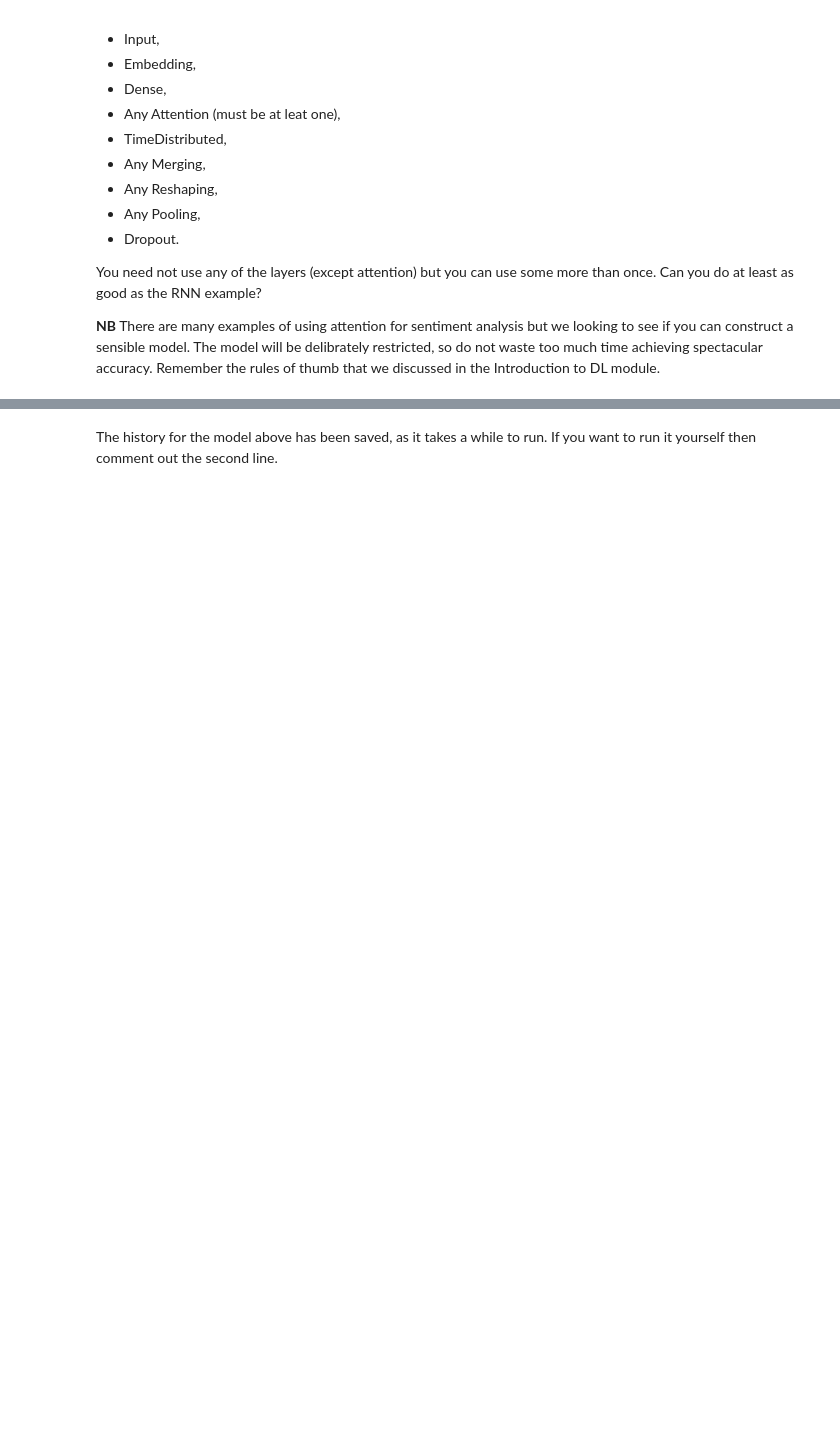
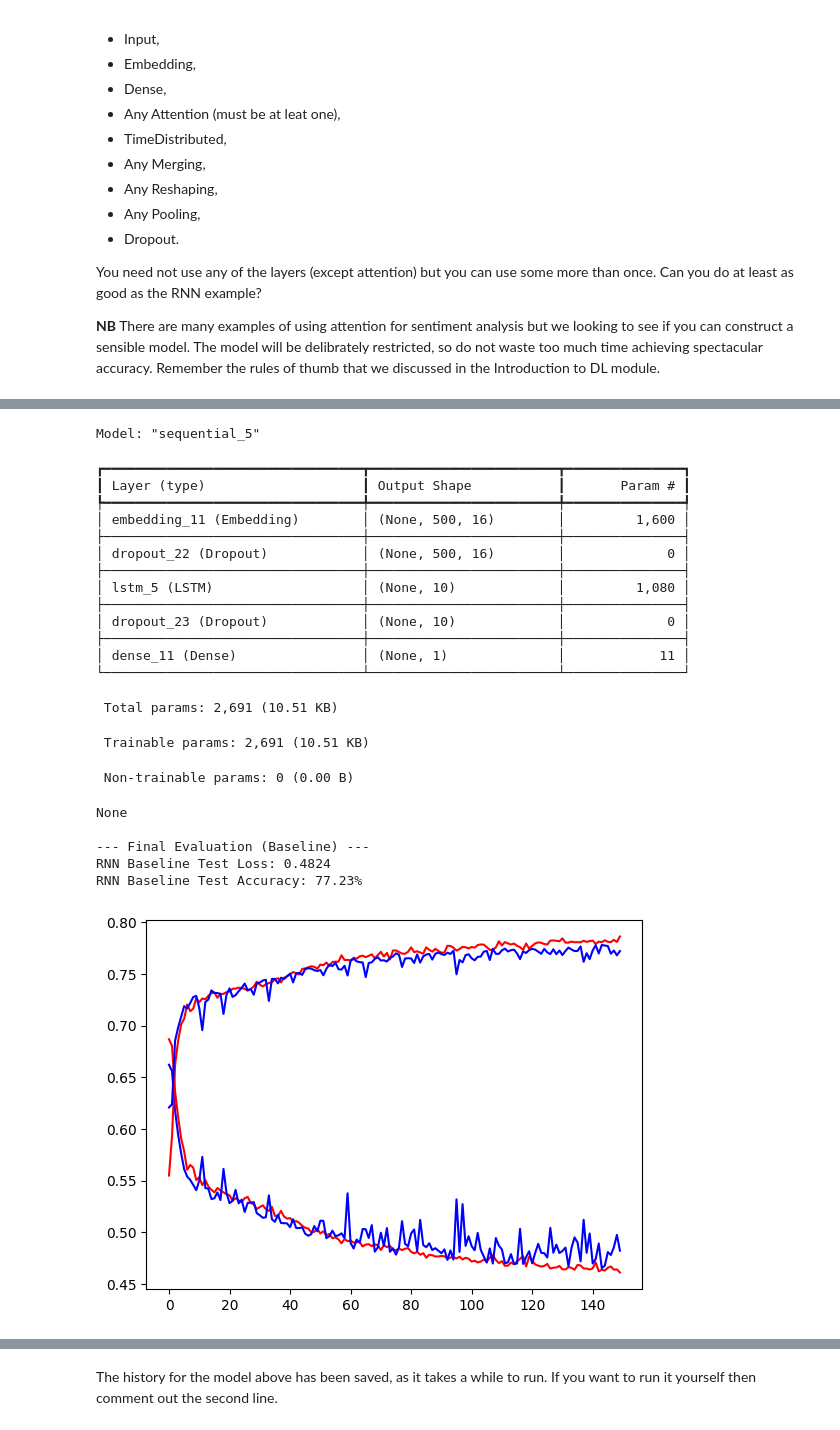
Before and after one commit to barry-clarke/CS5004, a Jupyter notebook: Etivity2_24325082_Tasks5.ipynb, the cells around one changed output, grey strips where cells are left out. Cells and saved outputs as stored; diff of their text form; code cells hidden in the pictures; blank space fills up the shorter version.

Commit message:
Consolidated code and first cut of model

```diff
--- a/Etivity2_24325082_Tasks5.ipynb
+++ b/Etivity2_24325082_Tasks5.ipynb
@@ -63,4 +63,37 @@ max_review_length = 500
 X_train = sequence.pad_sequences(Rev_train, maxlen=max_review_length)
 X_test = sequence.pad_sequences(Rev_test, maxlen=max_review_length)
 print(X_train.shape)
+
+embedding_vector_length = 16
+model_imdb = Sequential()
+model_imdb.add(Input(shape=(max_review_length,)))
+model_imdb.add(Embedding(top_words, embedding_vector_length, input_length=max_review_length))
+model_imdb.add(Dropout(0.2))
+model_imdb.add(LSTM(10))
+model_imdb.add(Dropout(0.2))
+model_imdb.add(Dense(1, activation='sigmoid'))
+model_imdb.compile(loss='binary_crossentropy', optimizer='adam', metrics=['accuracy'])
+print(model_imdb.summary())
+#plot_model(model_imdb,show_shapes=True)
+
+nepoch = 150
+#IMDB_history = model_imdb.fit(X_train,Sc_train,validation_data=(X_test,Sc_test),epochs=nepoch,batch_size=256)
+IMDB_history=np.load('IMDBTrainhist.npy',allow_pickle='TRUE').item()
+
+plt.plot(range(nepoch),IMDB_history.history['loss'],c='r')
+plt.plot(range(nepoch),IMDB_history.history['val_loss'],c='b')
+plt.plot()
+
+plt.plot(range(nepoch),IMDB_history.history['accuracy'],c='r')
+plt.plot(range(nepoch),IMDB_history.history['val_accuracy'],c='b')
+plt.plot()
+
+# --- Final Quantitative Result ---
+# Pull the last value from the validation history to show the 'Test' result
+final_rnn_loss = IMDB_history.history['val_loss'][-1]
+final_rnn_acc = IMDB_history.history['val_accuracy'][-1]
+
+print("\n--- Final Evaluation (Baseline) ---")
+print(f"RNN Baseline Test Loss: {final_rnn_loss:.4f}")
+print(f"RNN Baseline Test Accuracy: {final_rnn_acc*100:.2f}%")
 # %% [output]
@@ -69 +100,24 @@ Downloading data from https://storage.googleapis.com/tensorflow/tf-keras-dataset
 (25000, 500)
+Model: "sequential_5"
+┏━━━━━━━━━━━━━━━━━━━━━━━━━━━━━━━━━┳━━━━━━━━━━━━━━━━━━━━━━━━┳━━━━━━━━━━━━━━━┓
+┃ Layer (type)                    ┃ Output Shape           ┃       Param # ┃
+┡━━━━━━━━━━━━━━━━━━━━━━━━━━━━━━━━━╇━━━━━━━━━━━━━━━━━━━━━━━━╇━━━━━━━━━━━━━━━┩
+│ embedding_11 (Embedding)        │ (None, 500, 16)        │         1,600 │
+├─────────────────────────────────┼────────────────────────┼───────────────┤
+│ dropout_22 (Dropout)            │ (None, 500, 16)        │             0 │
+├─────────────────────────────────┼────────────────────────┼───────────────┤
+│ lstm_5 (LSTM)                   │ (None, 10)             │         1,080 │
+├─────────────────────────────────┼────────────────────────┼───────────────┤
+│ dropout_23 (Dropout)            │ (None, 10)             │             0 │
+├─────────────────────────────────┼────────────────────────┼───────────────┤
+│ dense_11 (Dense)                │ (None, 1)              │            11 │
+└─────────────────────────────────┴────────────────────────┴───────────────┘
+ Total params: 2,691 (10.51 KB)
+ Trainable params: 2,691 (10.51 KB)
+ Non-trainable params: 0 (0.00 B)
+None
+
+--- Final Evaluation (Baseline) ---
+RNN Baseline Test Loss: 0.4824
+RNN Baseline Test Accuracy: 77.23%
+[figure, added]
```
Also changed, not shown: parts of 6 cells of this notebook.
